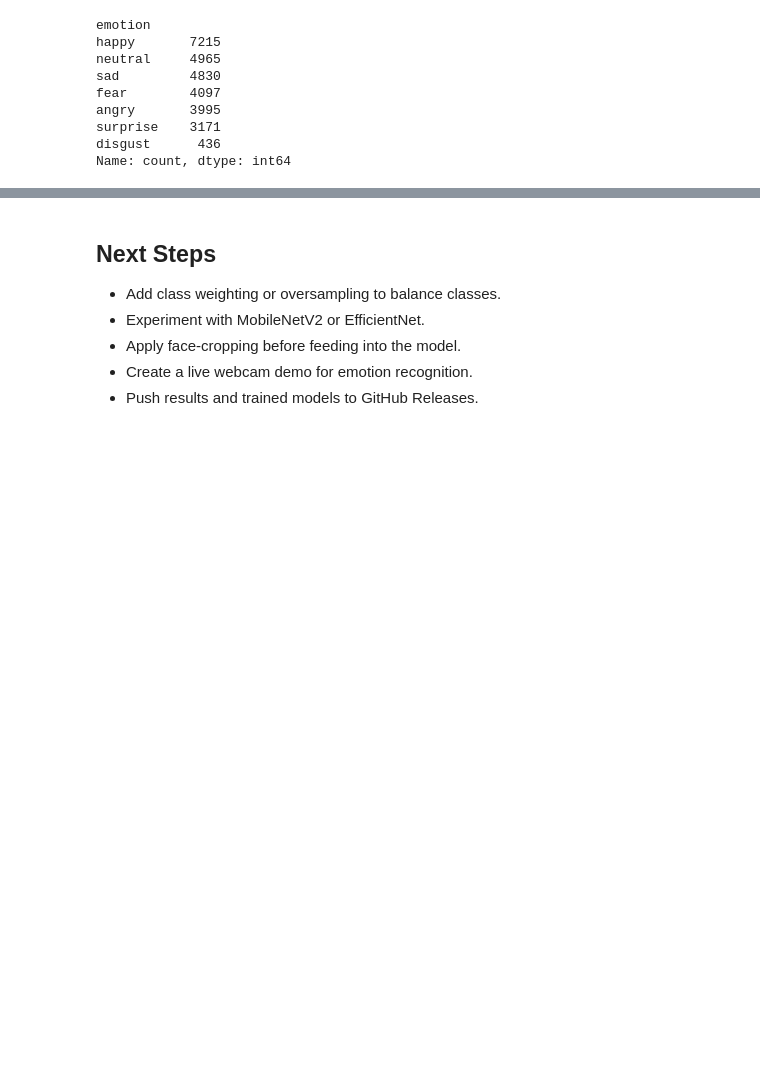
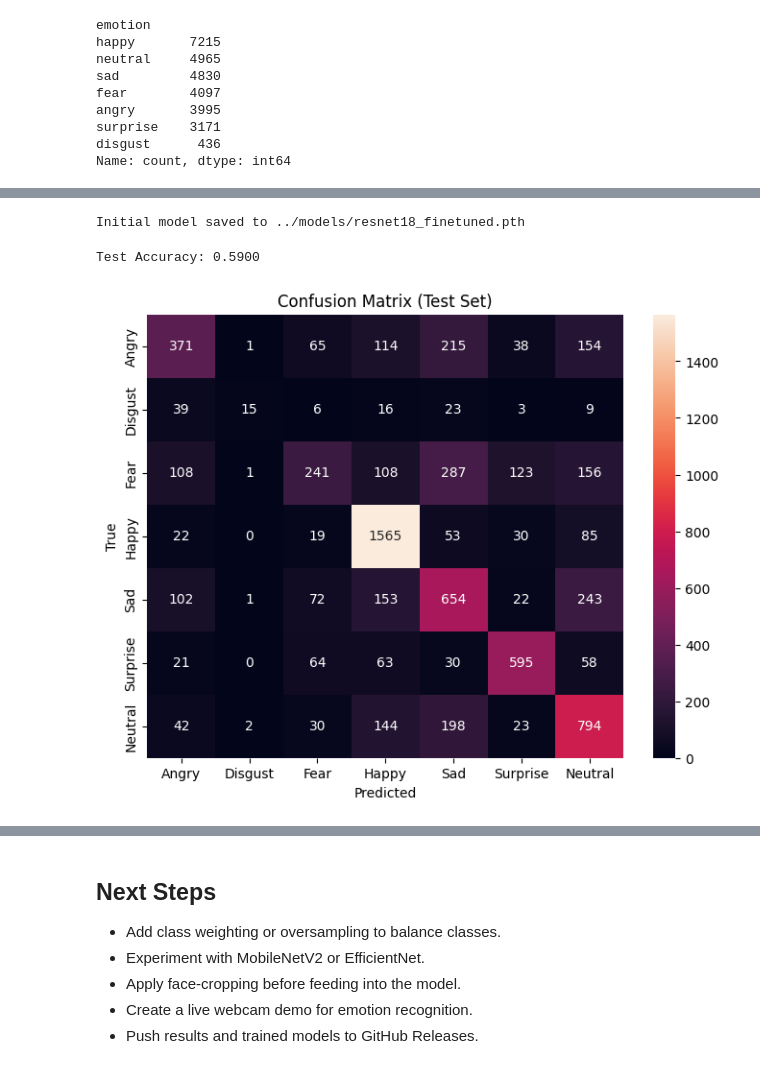
Before and after one commit to GregoryF27/emotions-by-face, a Jupyter notebook: notebooks/EmotionsByFace.ipynb, the cells around one changed output, grey strips where cells are left out. Cells and saved outputs as stored; diff of their text form; code cells hidden in the pictures; blank space fills up the shorter version.

Commit message:
double check EmotionsByFace commit

```diff
--- a/notebooks/EmotionsByFace.ipynb
+++ b/notebooks/EmotionsByFace.ipynb
@@ -44,5 +48,5 @@ Device: cpu
 # %%
-train_dir = 'data/train'
+train_dir = '../data/train'
 rows = []
 
 for label in os.listdir(train_dir):
@@ -57,9 +61,9 @@ for label in os.listdir(train_dir):
         rows.append({'emotion': label, 'pixels': pixels_str})
 
 train_df = pd.DataFrame(rows)
-train_df.to_csv('data/fer_train.csv', index=False)
+train_df.to_csv(TRAIN_CSV, index=False)
 # %%
-test_dir = 'data/test'
+test_dir = '../data/test'
 rows = []
 
 for label in os.listdir(test_dir):
@@ -74,4 +78,4 @@ for label in os.listdir(test_dir):
         rows.append({'emotion': label, 'pixels': pixels_str})
 
 test_df = pd.DataFrame(rows)
-test_df.to_csv('data/fer_test.csv', index=False)
+test_df.to_csv(TEST_CSV, index=False)
@@ -350,24 +357,28 @@ plt.show()
+# %%
+path = '../models/resnet18_finetuned.pth'
+torch.save(model.state_dict(), path)
+print(f'Initial model saved to {path}')
+
+# model.load_state_dict(torch.load(path, map_location=device))
+# model.to(device)
+# print(f'Loaded best model from {path}')
+# %% [output]
+Initial model saved to ../models/resnet18_finetuned.pth
 # %%
-if os.path.exists(DATA_CSV):
-    # Load best model
-    path = None
-    for p in ['models/resnet18_finetuned.pth', 'models/resnet18_head_only.pth']:
-        if os.path.exists(p):
-            path = p
-            break
-    if path:
-        model.load_state_dict(torch.load(path, map_location=device))
-        print(f'Loaded best model from {path}')
+test_loss, test_acc, preds, labels = eval_model(model, test_loader, criterion, device)
+print(f'Test Accuracy: {test_acc:.4f}')
 
-    test_loss, test_acc, preds, labels = eval_model(model, test_loader, criterion, device)
-    print(f'Test Accuracy: {test_acc:.4f}')
+# Confusion matrix
+cm = confusion_matrix(labels, preds)
+ID_TO_EMOTION = {v: k.capitalize() for k, v in EMOTION_TO_ID.items()}
+labels_names = [ID_TO_EMOTION[i] for i in range(NUM_CLASSES)]
 
-    cm = confusion_matrix(labels, preds)
-    plt.figure(figsize=(8, 6))
-    sns.heatmap(cm, annot=True, fmt='d', xticklabels=list(EMOTION_MAP.values()), yticklabels=list(EMOTION_MAP.values()))
-    plt.xlabel('Predicted')
-    plt.ylabel('True')
-    plt.title('Confusion Matrix (Test Set)')
-    plt.show()
-
-    print(classification_report(labels, preds, target_names=list(EMOTION_MAP.values()), digits=4))
+plt.figure(figsize=(8, 6))
+sns.heatmap(cm, annot=True, fmt='d', xticklabels=labels_names, yticklabels=labels_names)
+plt.xlabel('Predicted')
+plt.ylabel('True')
+plt.title('Confusion Matrix (Test Set)')
+plt.show()
+# %% [output]
+Test Accuracy: 0.5900
+[figure, added]
```
Also changed, not shown: parts of 18 cells of this notebook.
